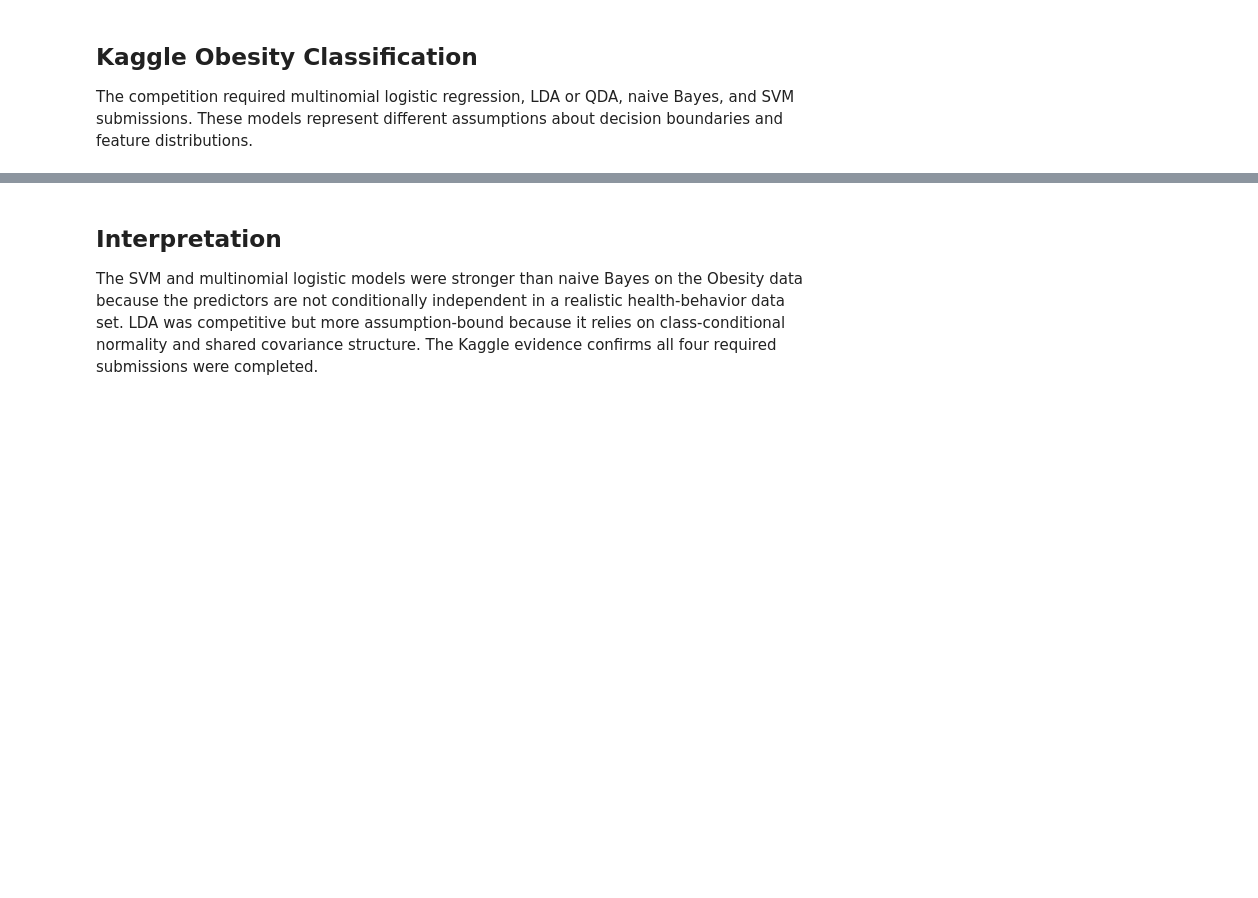
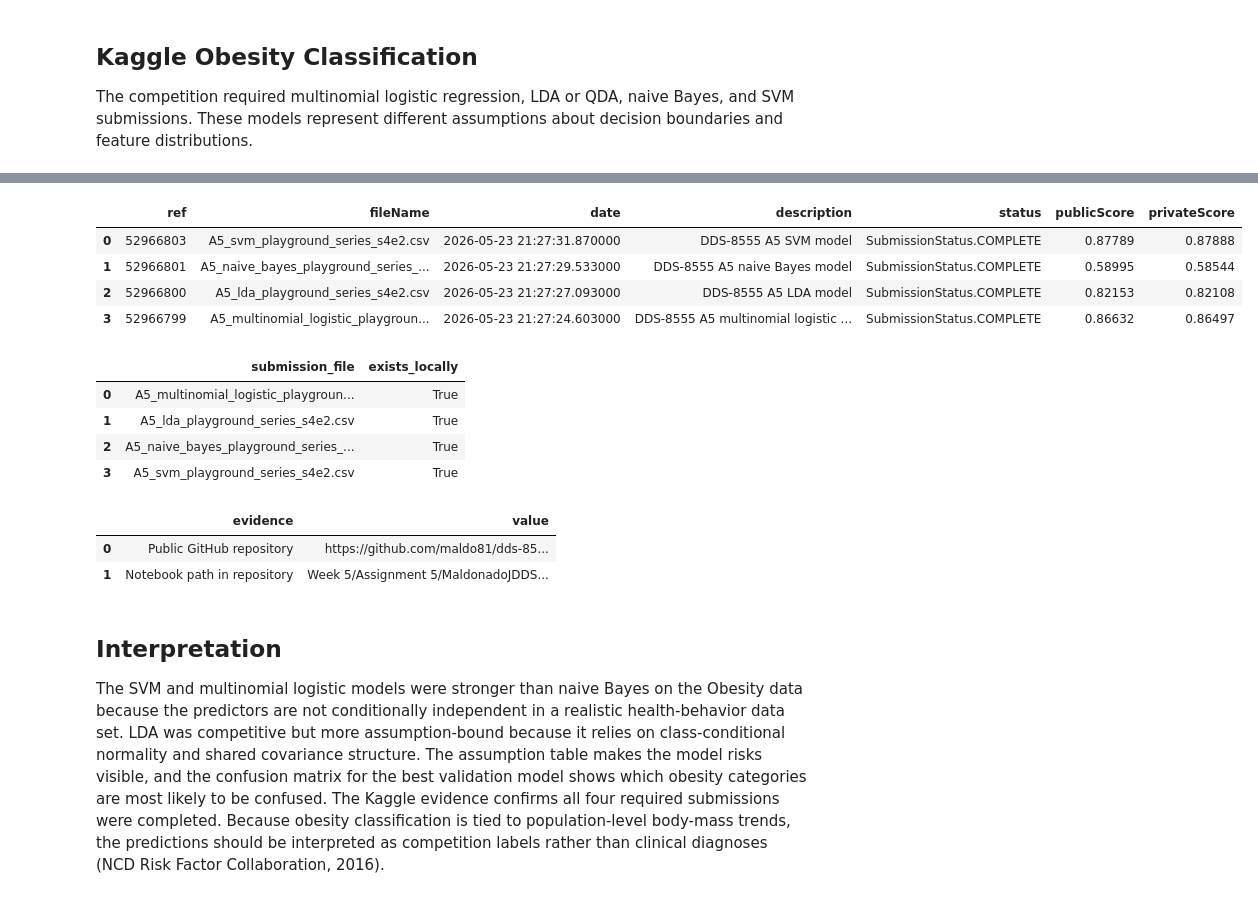
Before and after one commit to maldo81/dds-8555-predictive-analysis, a Jupyter notebook: Week 5/Assignment 5/MaldonadoJDDS8555-5.ipynb, the cells around one changed output, grey strips where cells are left out. Saved outputs shown, nothing was run; the diff lists cells and outputs as text; code cells hidden in the pictures; blank space fills up the shorter version.

Commit message:
docs: update week 3 through 7 deliverables

```diff
--- a/Week 5/Assignment 5/MaldonadoJDDS8555-5.ipynb
+++ b/Week 5/Assignment 5/MaldonadoJDDS8555-5.ipynb
@@ -122,12 +169,58 @@ pd.DataFrame(rows)
-# %%
-from pathlib import Path
-status_path = SUBMISSIONS / "kaggle_submission_status_playground-series-s4e2.txt"
-text = status_path.read_text(encoding="utf-8", errors="ignore")
-print("\n".join([line for line in text.splitlines() if "A5_" in line or "fileName" in line or "--------" in line]))
+# %%
+import re
+
+status_path = SUBMISSIONS / "kaggle_submission_status_playground-series-s4e2.txt"
+for encoding in ("utf-16", "utf-8"):
+    try:
+        text = status_path.read_text(encoding=encoding)
+        break
+    except UnicodeError:
+        continue
+
+records = []
+for line in text.splitlines():
+    parts = re.split(r"\s{2,}", line.strip())
+    if len(parts) >= 7 and parts[0].isdigit() and "A5_" in parts[1]:
+        records.append({
+            "ref": parts[0],
+            "fileName": parts[1],
+            "date": parts[2],
+            "description": parts[3],
+            "status": parts[4],
+            "publicScore": parts[5],
+            "privateScore": parts[6],
+        })
+
+display(pd.DataFrame(records))
+display(pd.DataFrame({
+    "submission_file": ['A5_multinomial_logistic_playground_series_s4e2.csv', 'A5_lda_playground_series_s4e2.csv', 'A5_naive_bayes_playground_series_s4e2.csv', 'A5_svm_playground_series_s4e2.csv'],
+    "exists_locally": [(SUBMISSIONS / file).exists() for file in ['A5_multinomial_logistic_playground_series_s4e2.csv', 'A5_lda_playground_series_s4e2.csv', 'A5_naive_bayes_playground_series_s4e2.csv', 'A5_svm_playground_series_s4e2.csv']],
+}))
+display(pd.DataFrame({
+    "evidence": ["Public GitHub repository", "Notebook path in repository"],
+    "value": [
+        "https://github.com/maldo81/dds-8555-predictive-analysis",
+        "Week 5/Assignment 5/MaldonadoJDDS8555-5.ipynb",
+    ],
+}))
+# %% [output]
+|  | ref | fileName | date | description | status | publicScore | privateScore |
+| 0 | 52966803 | A5_svm_playground_series_s4e2.csv | 2026-05-23 21:27:31.870000 | DDS-8555 A5 SVM model | SubmissionStatus.COMPLETE | 0.87789 | 0.87888 |
+| 1 | 52966801 | A5_naive_bayes_playground_series_... | 2026-05-23 21:27:29.533000 | DDS-8555 A5 naive Bayes model | SubmissionStatus.COMPLETE | 0.58995 | 0.58544 |
+| 2 | 52966800 | A5_lda_playground_series_s4e2.csv | 2026-05-23 21:27:27.093000 | DDS-8555 A5 LDA model | SubmissionStatus.COMPLETE | 0.82153 | 0.82108 |
+| 3 | 52966799 | A5_multinomial_logistic_playgroun... | 2026-05-23 21:27:24.603000 | DDS-8555 A5 multinomial logistic ... | SubmissionStatus.COMPLETE | 0.86632 | 0.86497 |
+|  | submission_file | exists_locally |
+| 0 | A5_multinomial_logistic_playgroun... | True |
+| 1 | A5_lda_playground_series_s4e2.csv | True |
+| 2 | A5_naive_bayes_playground_series_... | True |
+| 3 | A5_svm_playground_series_s4e2.csv | True |
+|  | evidence | value |
+| 0 | Public GitHub repository | https://github.com/maldo81/dds-85... |
+| 1 | Notebook path in repository | Week 5/Assignment 5/MaldonadoJDDS... |
 # %% [markdown]
 ## Interpretation
 
-The SVM and multinomial logistic models were stronger than naive Bayes on the Obesity data because the predictors are not conditionally independent in a realistic health-behavior data set.  LDA was competitive but more assumption-bound because it relies on class-conditional normality and shared covariance structure.  The Kaggle evidence confirms all four required submissions were completed.
+The SVM and multinomial logistic models were stronger than naive Bayes on the Obesity data because the predictors are not conditionally independent in a realistic health-behavior data set.  LDA was competitive but more assumption-bound because it relies on class-conditional normality and shared covariance structure.  The assumption table makes the model risks visible, and the confusion matrix for the best validation model shows which obesity categories are most likely to be confused.  The Kaggle evidence confirms all four required submissions were completed.  Because obesity classification is tied to population-level body-mass trends, the predictions should be interpreted as competition labels rather than clinical diagnoses (NCD Risk Factor Collaboration, 2016).
 # %% [markdown]
 ## References
 
```
Also changed, not shown: parts of 3 cells of this notebook, 9 other files.
